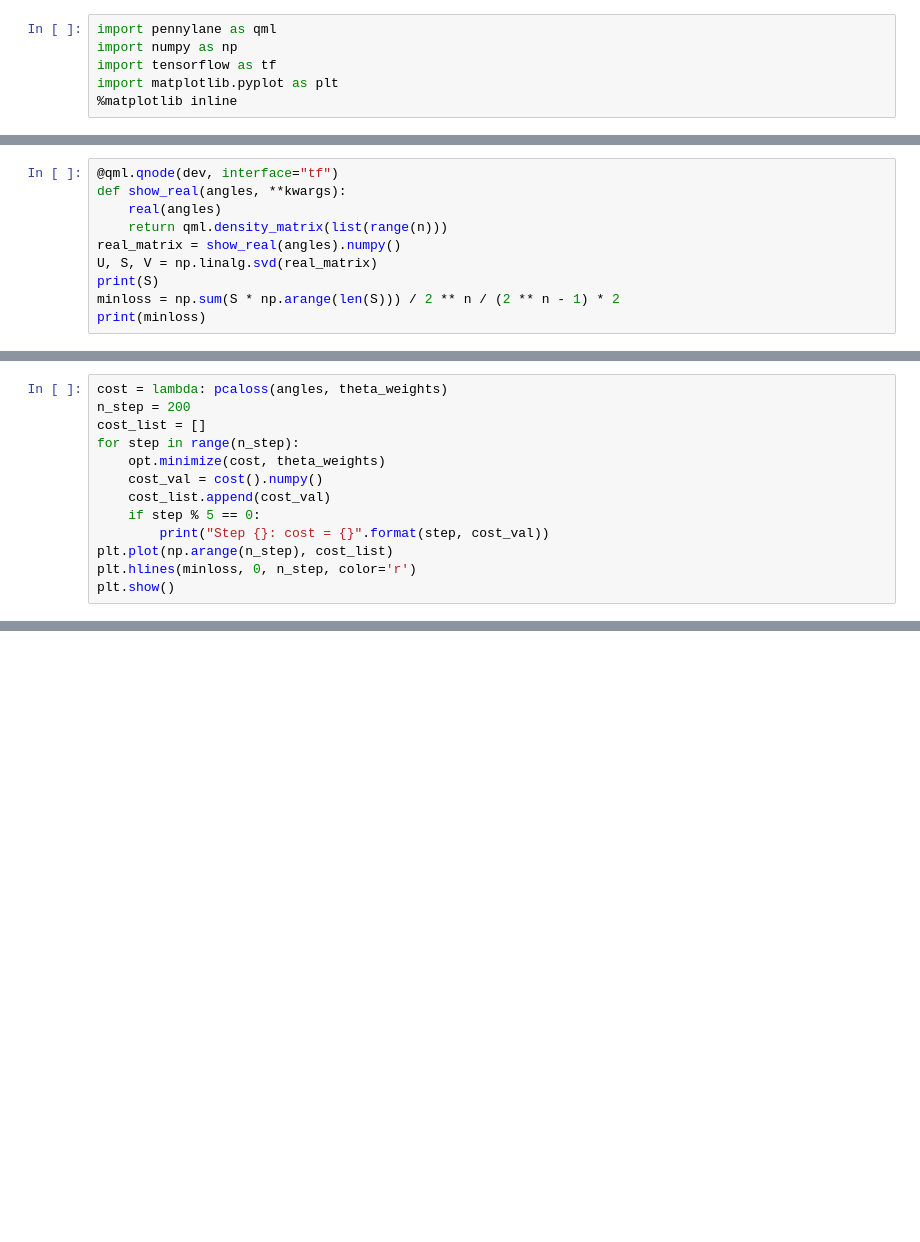
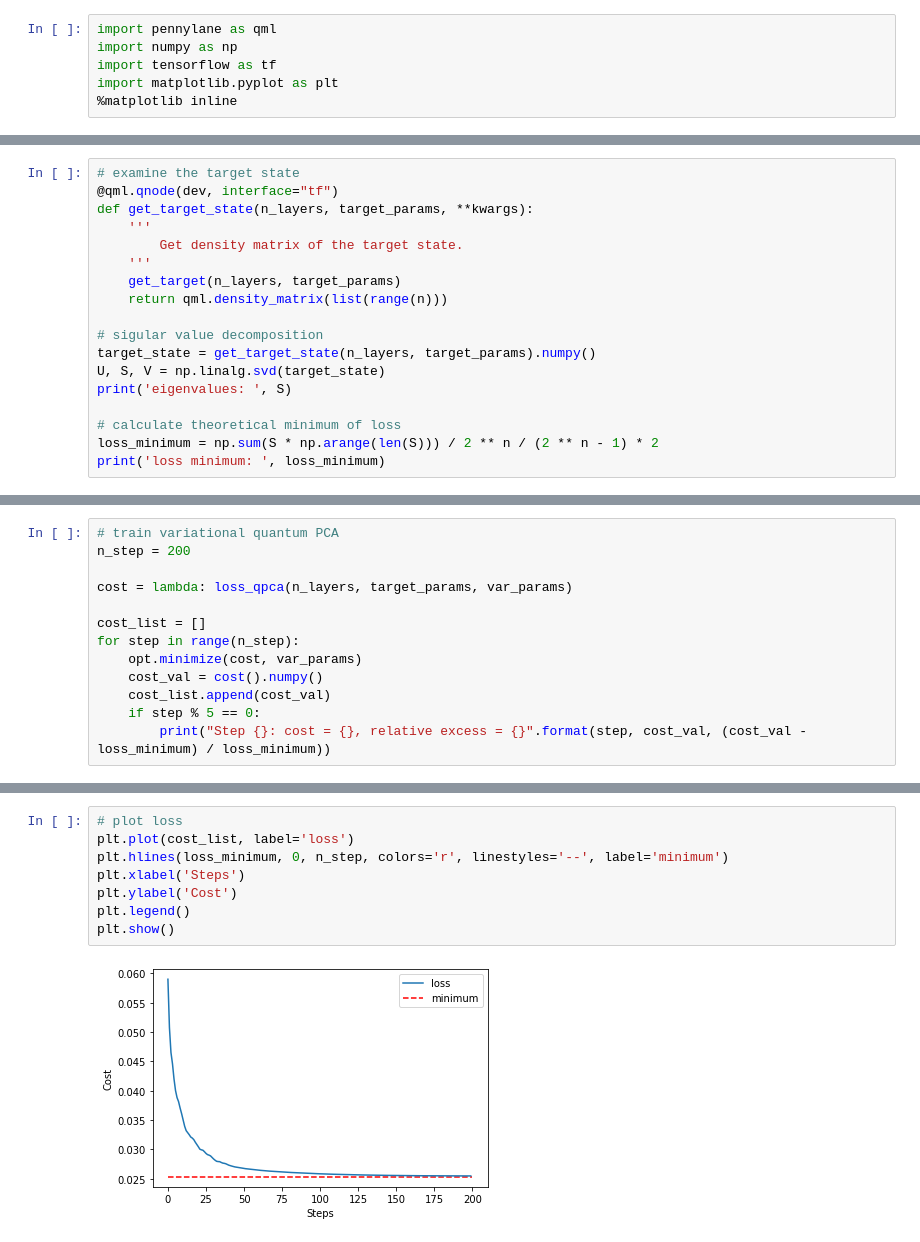
Before and after one commit to haimengzhao/g-qpca, a Jupyter notebook: qpca_gen.ipynb, the cells around one changed output, grey strips where cells are left out. Drawn from its saved outputs; the diff is of its cells as text; blank space fills up the shorter version.

Commit message:
better qpca

```diff
--- a/qpca_gen.ipynb
+++ b/qpca_gen.ipynb
@@ -63,12 +79,20 @@ theta_weights = tf.Variable(init_theta_weights)
 opt = tf.keras.optimizers.Adam(0.1)
 # %%
+# examine the target state
 @qml.qnode(dev, interface="tf")
-def show_real(angles, **kwargs):
-    real(angles)
+def get_target_state(n_layers, target_params, **kwargs):
+    '''
+        Get density matrix of the target state.
+    '''
+    get_target(n_layers, target_params)
     return qml.density_matrix(list(range(n)))
-real_matrix = show_real(angles).numpy()
-U, S, V = np.linalg.svd(real_matrix)
-print(S)
-minloss = np.sum(S * np.arange(len(S))) / 2 ** n / (2 ** n - 1) * 2
-print(minloss)
+
+# sigular value decomposition
+target_state = get_target_state(n_layers, target_params).numpy()
+U, S, V = np.linalg.svd(target_state)
+print('eigenvalues: ', S)
+
+# calculate theoretical minimum of loss
+loss_minimum = np.sum(S * np.arange(len(S))) / 2 ** n / (2 ** n - 1) * 2
+print('loss minimum: ', loss_minimum)
 # %% [output]
@@ -80,14 +104,14 @@ print(minloss)
 # %%
-cost = lambda: pcaloss(angles, theta_weights)
+# train variational quantum PCA
 n_step = 200
+
+cost = lambda: loss_qpca(n_layers, target_params, var_params)
+
 cost_list = []
 for step in range(n_step):
-    opt.minimize(cost, theta_weights)
+    opt.minimize(cost, var_params)
     cost_val = cost().numpy()
     cost_list.append(cost_val)
     if step % 5 == 0:
-        print("Step {}: cost = {}".format(step, cost_val))
-plt.plot(np.arange(n_step), cost_list)
-plt.hlines(minloss, 0, n_step, color='r')
-plt.show()
+        print("Step {}: cost = {}, relative excess = {}".format(step, cost_val, (cost_val - loss_minimum) / loss_minimum))
 # %% [output]
@@ -112,2 +135,12 @@ Step 195: cost = 0.025558542068542564
+# %%
+# plot loss
+plt.plot(cost_list, label='loss')
+plt.hlines(loss_minimum, 0, n_step, colors='r', linestyles='--', label='minimum')
+plt.xlabel('Steps')
+plt.ylabel('Cost')
+plt.legend()
+plt.show()
+# %% [output]
+[figure, added]
 # %%
 @qml.qnode(dev, interface="tf")
```
Also changed, not shown: parts of 14 cells of this notebook.
